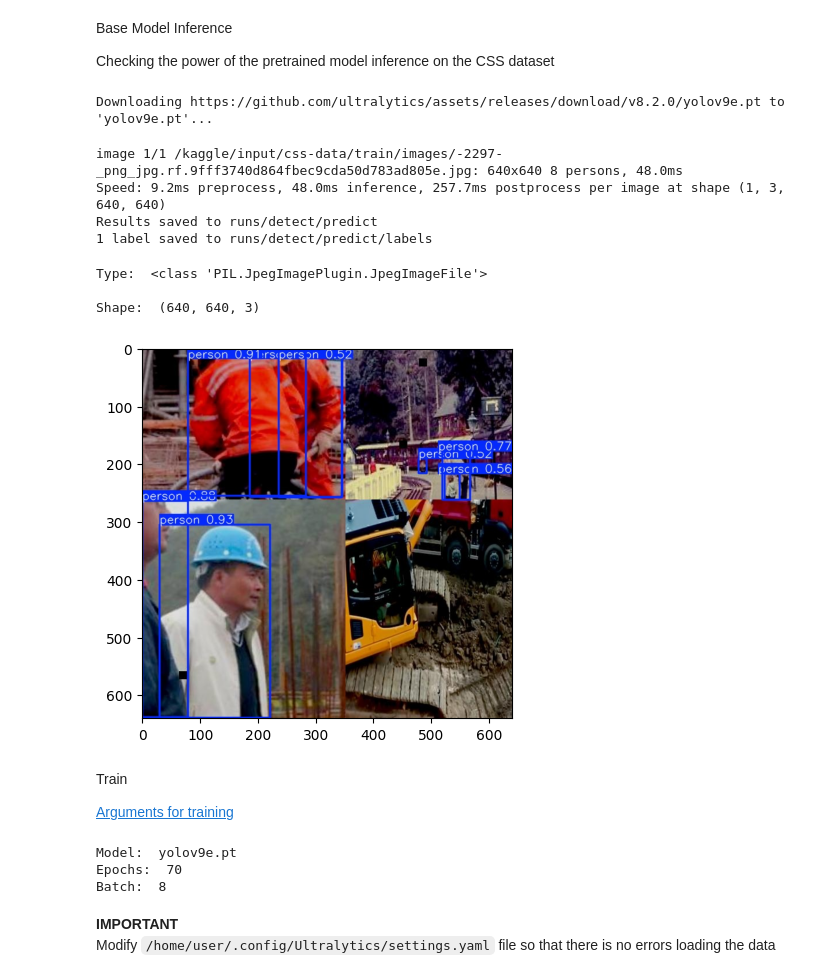
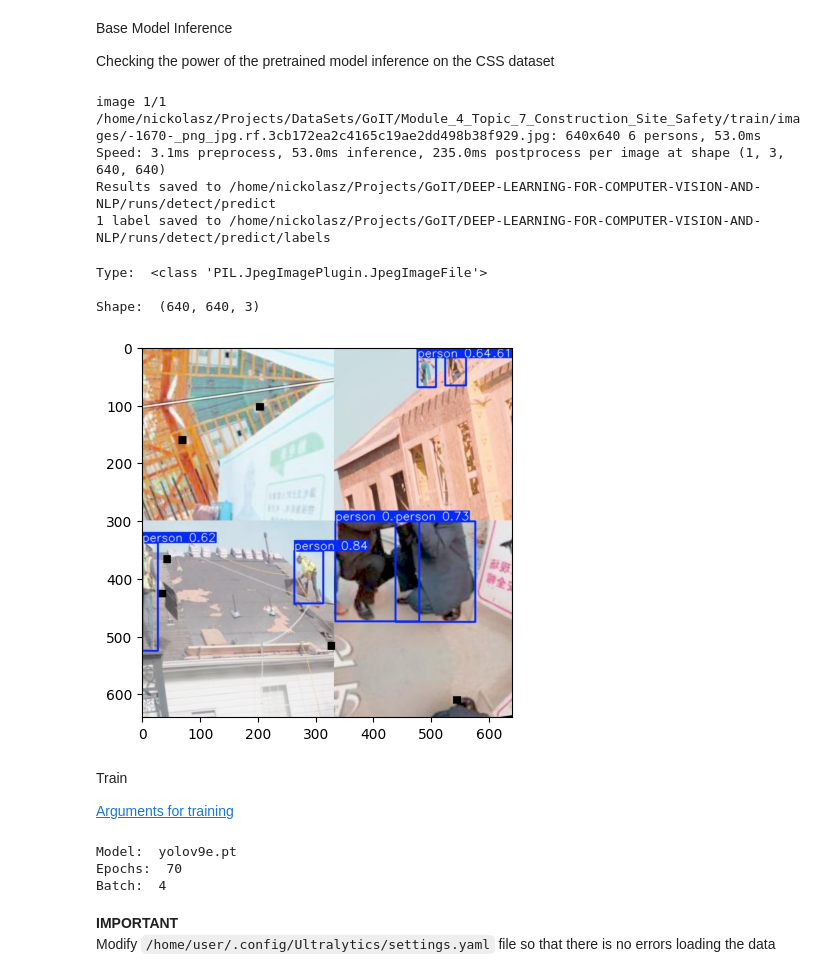
Before and after one commit to nickolas-z/DEEP-LEARNING-FOR-COMPUTER-VISION-AND-NLP, a Jupyter notebook: notebooks/Module_4_Lecture_7_Class_kaggle.ipynb, the cells around one changed output. Saved outputs shown, nothing was run; the diff lists cells and outputs as text; code cells hidden in the pictures.

Commit message:
train yolo

````diff
--- a/notebooks/Module_4_Lecture_7_Class_kaggle.ipynb
+++ b/notebooks/Module_4_Lecture_7_Class_kaggle.ipynb
@@ -89,7 +71,7 @@ class CFG:
 
     # training
     EPOCHS = 3 if DEBUG else 70 # 100
-    BATCH_SIZE = 8
+    BATCH_SIZE = 4
 
     BASE_MODEL = 'yolov9e' # yolov8n, yolov8s, yolov8m, yolov8l, yolov8x, yolov9c, yolov9e
     BASE_MODEL_WEIGHTS = f'{BASE_MODEL}.pt'
@@ -105,8 +87,8 @@ class CFG:
     LABEL_SMOOTHING = 0.0
 
     # paths
-    CUSTOM_DATASET_DIR = '/kaggle/input/css-data/'
-    OUTPUT_DIR = '/kaggle/working/'
+    CUSTOM_DATASET_DIR = "/home/nickolasz/Projects/DataSets/GoIT/Module_4_Topic_7_Construction_Site_Safety/"
+    OUTPUT_DIR = "/home/nickolasz/Projects/GoIT/DEEP-LEARNING-FOR-COMPUTER-VISION-AND-NLP/runs/"
 # %% [markdown]
 Create ```data.yaml``` file properly formatted to be used by Yolo
 # %%
@@ -180,7 +162,9 @@ def display_image(image, print_info = True, hide_axis = False):
 
     plt.show()
 # %%
-example_image_path = CFG.CUSTOM_DATASET_DIR + 'train/images/-2297-_png_jpg.rf.9fff3740d864fbec9cda50d783ad805e.jpg'
+example_image_path = (
+    CFG.CUSTOM_DATASET_DIR + "train/images/-1670-_png_jpg.rf.3cb172ea2c4165c19ae2dd498b38f929.jpg"
+)
 display_image(example_image_path, print_info = True, hide_axis = False)
 # %% [output]
 Type:  <class 'PIL.JpegImagePlugin.JpegImageFile'>
@@ -345,20 +329,19 @@ results = model.predict(
     exist_ok = True,
 )
 # %% [output]
-Downloading https://github.com/ultralytics/assets/releases/download/v8.2.0/yolov9e.pt to 'yolov9e.pt'...
+image 1/1 /home/nickolasz/Projects/DataSets/GoIT/Module_4_Topic_7_Construction_Site_Safety/train/images/-1670-_png_jpg.rf.3cb172ea2c4165c19ae2dd498b38f929.jpg: 640x640 6 persons, 53.0ms
+Speed: 3.1ms preprocess, 53.0ms inference, 235.0ms postprocess per image at shape (1, 3, 640, 640)
+Results saved to /home/nickolasz/Projects/GoIT/DEEP-LEARNING-FOR-COMPUTER-VISION-AND-NLP/runs/detect/predict
+1 label saved to /home/nickolasz/Projects/GoIT/DEEP-LEARNING-FOR-COMPUTER-VISION-AND-NLP/runs/detect/predict/labels
-image 1/1 /kaggle/input/css-data/train/images/-2297-_png_jpg.rf.9fff3740d864fbec9cda50d783ad805e.jpg: 640x640 8 persons, 48.0ms
-Speed: 9.2ms preprocess, 48.0ms inference, 257.7ms postprocess per image at shape (1, 3, 640, 640)
-Results saved to runs/detect/predict
-1 label saved to runs/detect/predict/labels
 # %%
 ### check predictions with base model
 example_image_inference_output = example_image_path.split('/')[-1]
-display_image(f'runs/detect/predict/{example_image_inference_output}')
+display_image(f'../runs/detect/predict/{example_image_inference_output}')
 # %% [output]
 Type:  <class 'PIL.JpegImagePlugin.JpegImageFile'>
 
 Shape:  (640, 640, 3)
-[figure, old version]
+[figure, new version]
 # %% [markdown]
 Train
 
@@ -370,7 +353,7 @@ print('Batch: ', CFG.BATCH_SIZE)
 # %% [output]
 Model:  yolov9e.pt
 Epochs:  70
-Batch:  8
+Batch:  4
 # %%
 ### Load pre-trained YOLO model
 model = YOLO(CFG.BASE_MODEL_WEIGHTS)
````
Also changed, not shown: parts of 17 cells of this notebook, 15 other files.
